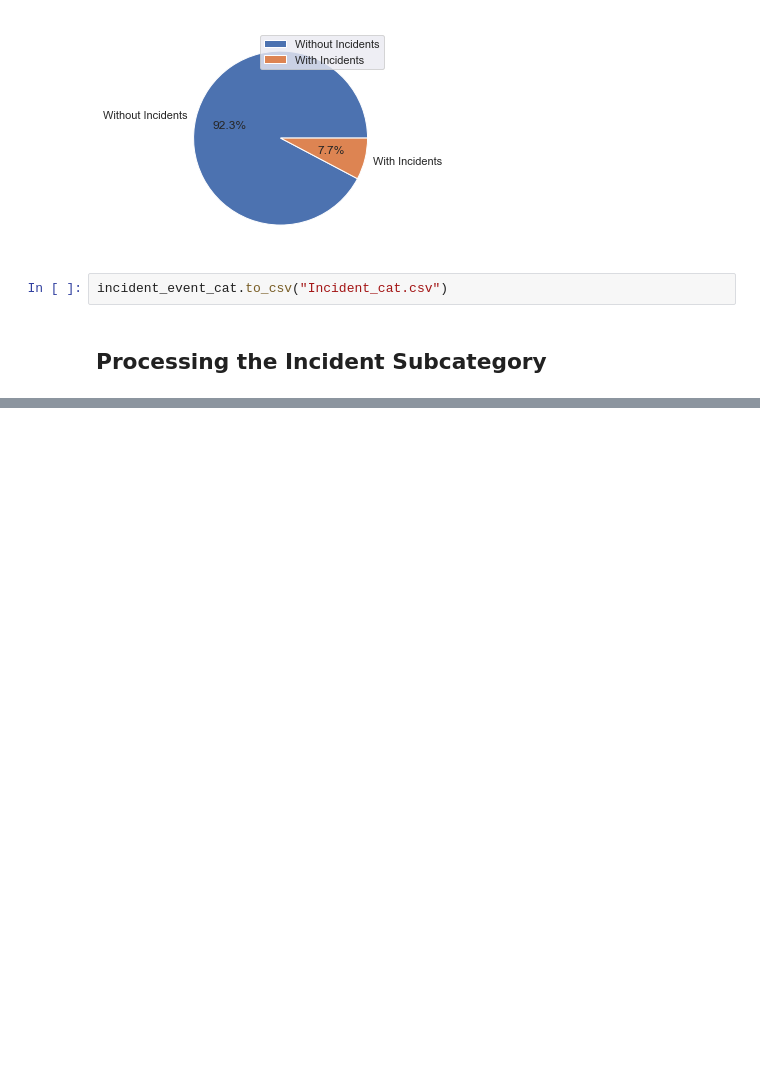
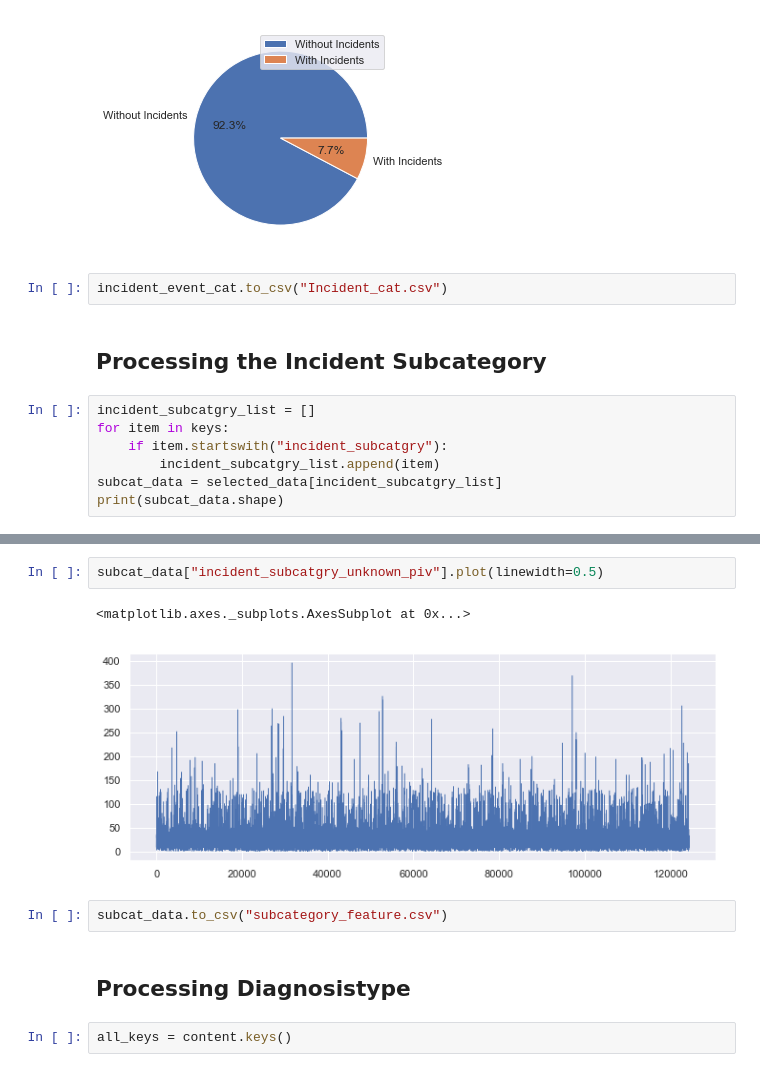
Before and after one commit to Troy-Cao/LWB-Risk-Cient-Detection, a Jupyter notebook: preprocessing.ipynb, the cells around one changed output, grey strips where cells are left out. Cells and saved outputs as stored; diff of their text form; blank space fills up the shorter version.

```diff
--- a/preprocessing.ipynb
+++ b/preprocessing.ipynb
@@ -417,3 +417,10 @@ plt.show()
 incident_event_cat.to_csv("Incident_cat.csv")
 # %% [markdown]
 ## Processing the Incident Subcategory
+# %%
+incident_subcatgry_list = []
+for item in keys:
+    if item.startswith("incident_subcatgry"):
+        incident_subcatgry_list.append(item)
+subcat_data = selected_data[incident_subcatgry_list]
+print(subcat_data.shape)
@@ -419,0 +448,11 @@ incident_event_cat.to_csv("Incident_cat.csv")
+# %%
+subcat_data["incident_subcatgry_unknown_piv"].plot(linewidth=0.5)
+# %% [output]
+<matplotlib.axes._subplots.AxesSubplot at 0x...>
+[figure, added]
+# %%
+subcat_data.to_csv("subcategory_feature.csv")
+# %% [markdown]
+##  Processing Diagnosistype
+# %%
+all_keys = content.keys()
```
Also changed, not shown: parts of 9 cells of this notebook.
